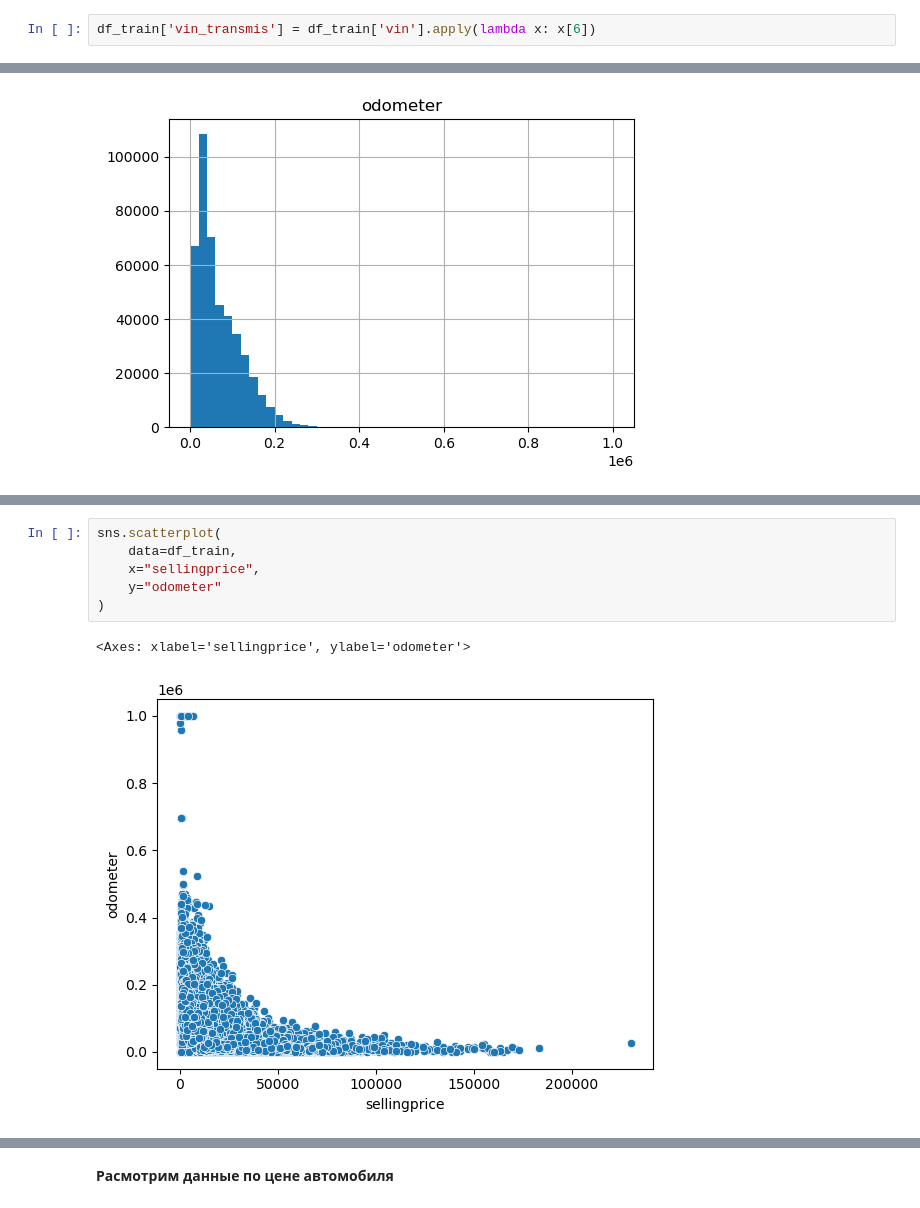
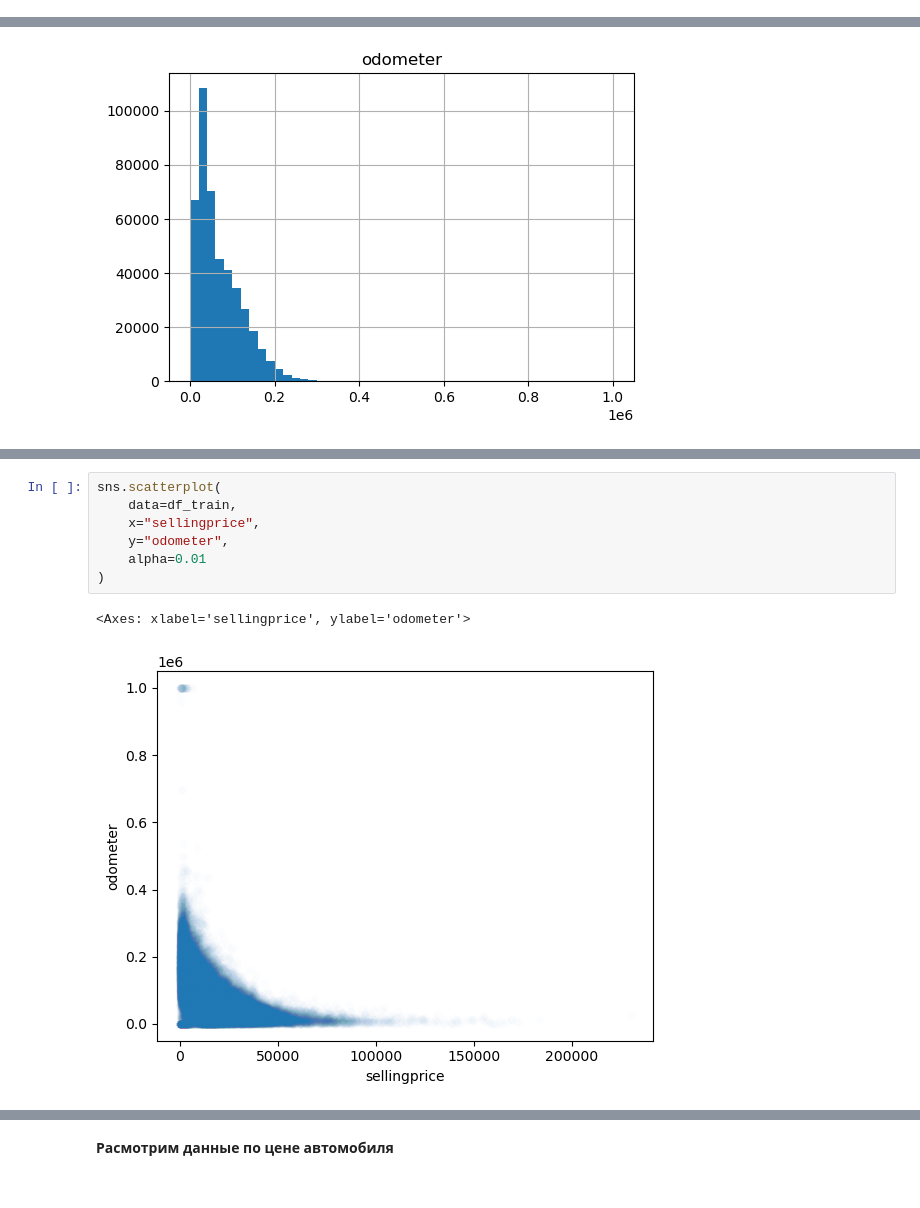
Before and after one commit to ArtemRatoshnyuk/educational_projects, a Jupyter notebook: 20_auto_price_predict/20_auto_price_predict.ipynb, the cells around one changed output, grey strips where cells are left out. Cells and saved outputs as stored; diff of their text form.

```diff
--- a/20_auto_price_predict/20_auto_price_predict.ipynb
+++ b/20_auto_price_predict/20_auto_price_predict.ipynb
@@ -192,8 +192,6 @@ df_train.head(3)
 | 0 | 2011 | Ford | Edge | SEL | suv | automatic | 2fmdk3jc4bba41556 | md | 4.2 | 111041.0 | ... |
 | 1 | 2014 | Ford | Fusion | SE | Sedan | automatic | 3fa6p0h75er208976 | mo | 3.5 | 31034.0 | ... |
 | 2 | 2012 | Nissan | Sentra | 2.0 SL | sedan | automatic | 3n1ab6ap4cl698412 | nj | 2.2 | 35619.0 | ... |
-# %%
-df_train['vin_transmis'] = df_train['vin'].apply(lambda x: x[6])
 # %%
 # Обследуем данные
 info_df(df_train)
@@ -280,9 +340,10 @@ hist_pattern(df_train['odometer'], 'odometer')
 # %%
 sns.scatterplot(
     data=df_train,
     x="sellingprice",
-    y="odometer"
+    y="odometer",
+    alpha=0.01
 )
 # %% [output]
 <Axes: xlabel='sellingprice', ylabel='odometer'>
-[figure, old version]
+[figure, new version]
```
Also changed, not shown: parts of 51 cells of this notebook.
